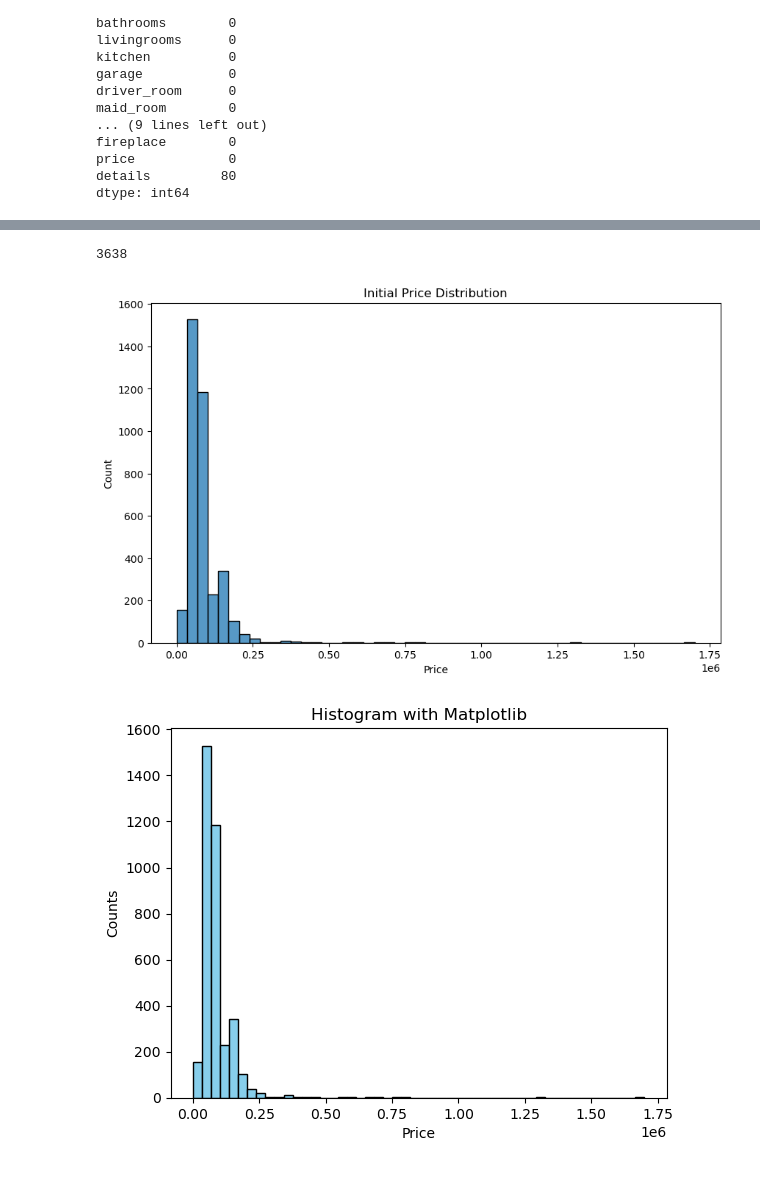
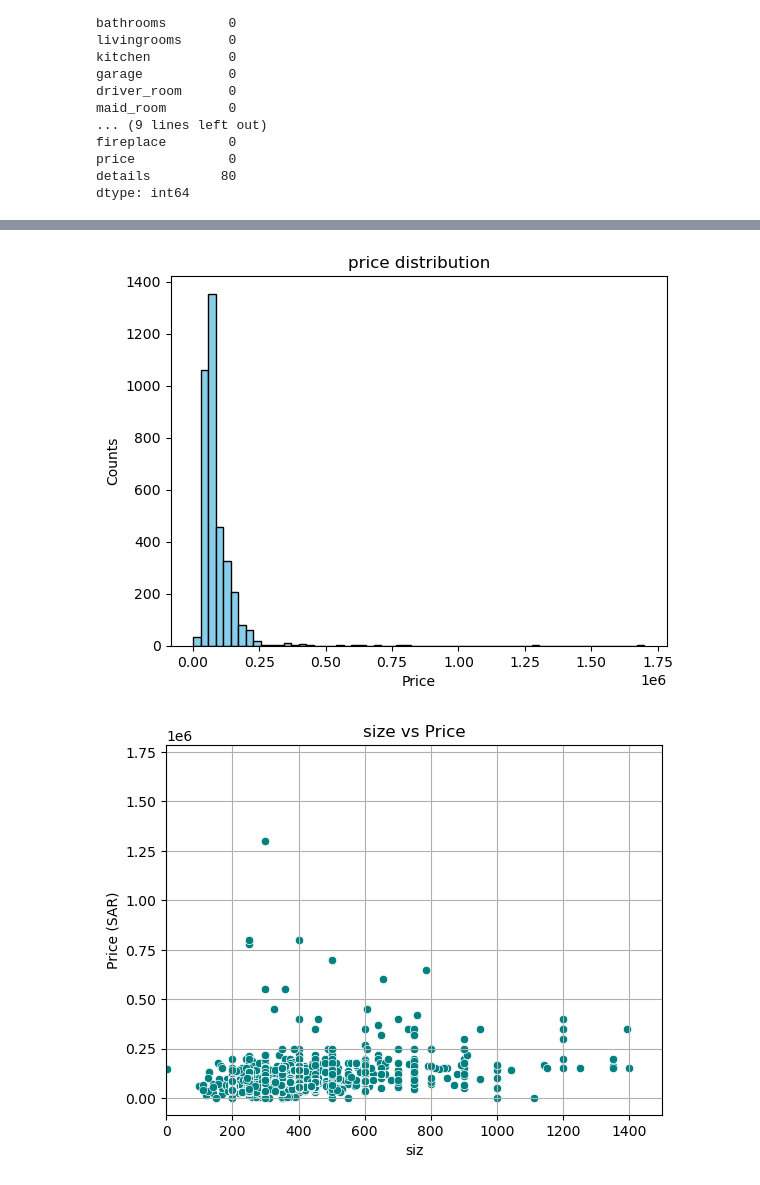
Before and after one commit to omaribrahim90/Aqar_pred, a Jupyter notebook: Aqar.ipynb, the cells around one changed output, grey strips where cells are left out. Cells and saved outputs as stored; diff of their text form; code cells hidden in the pictures.

```diff
--- a/Aqar.ipynb
+++ b/Aqar.ipynb
@@ -89,25 +97,20 @@ df.sample(15)
 15 rows × 24 columns
-# %%
-df.dropna(subset='details' , inplace= True)
-count = len(df)
-count
-# %% [output]
-3638
-# %%
-# Visualize initial price distribution
-plt.figure(figsize=(10, 6))
-sns.histplot(data=df, x='price', bins=50)
-plt.title('Initial Price Distribution')
-plt.xlabel('Price')
-plt.ylabel('Count')
-plt.show()
-# %% [output]
-[figure, removed]
 # %%
-plt.hist(df['price'], bins=50, color='skyblue', edgecolor='black')
+
+plt.hist(df['price'], bins=60, color='skyblue', edgecolor='black')
 plt.xlabel('Price')
 plt.ylabel('Counts')
-plt.title('Histogram with Matplotlib')
+plt.title('price distribution')
 plt.show()
+
+sns.scatterplot(data= df, x= 'size' , y = 'price' , color='teal')
+plt.xlim(0, 1500)
+plt.title('size vs Price')
+plt.xlabel('siz')
+plt.ylabel('Price (SAR)')
+plt.grid(True)
+
+plt.show()
 # %% [output]
-[figure, old version]
+[figure, new version]
+[figure, added]
```
Also changed, not shown: parts of 10 cells of this notebook.
